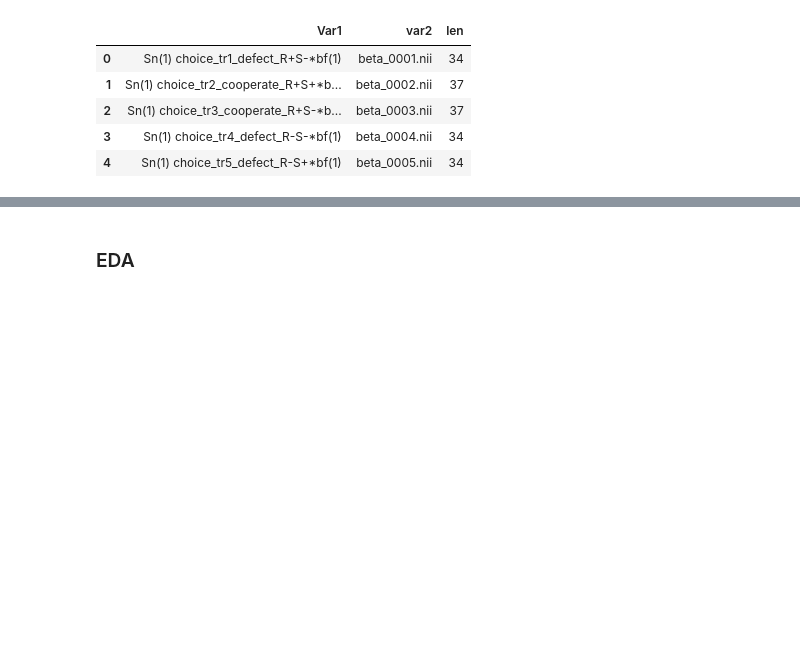
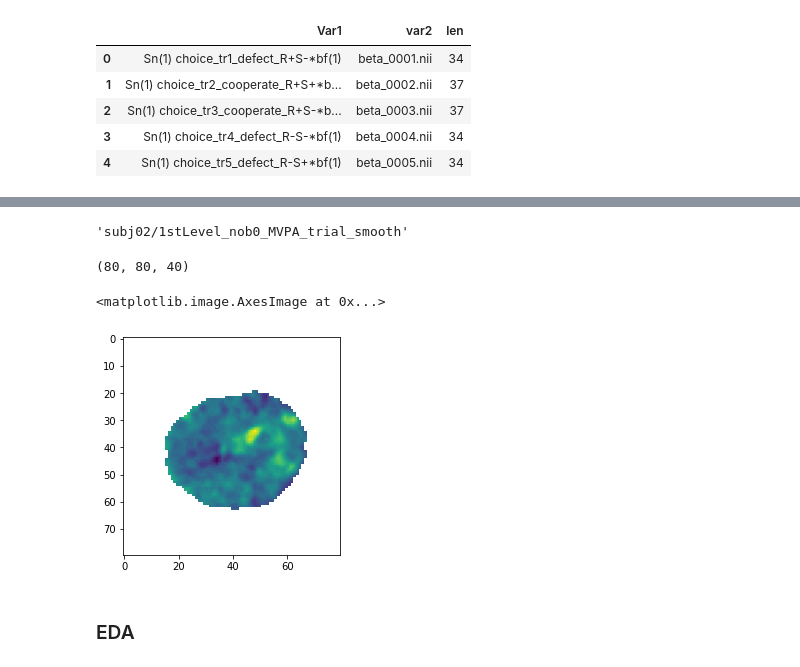
Before and after one commit to claire-lugrin/big_data_fmri, a Jupyter notebook: import_fMRI_image.ipynb, the cells around one changed output, grey strips where cells are left out. Saved outputs shown, nothing was run; the diff lists cells and outputs as text; code cells hidden in the pictures; blank space fills up the shorter version.

```diff
--- a/import_fMRI_image.ipynb
+++ b/import_fMRI_image.ipynb
@@ -205,3 +188,19 @@ x,  y,  z,  time
+# %%
+betap
+# %% [output]
+'subj02/1stLevel_nob0_MVPA_trial_smooth'
+# %%
+im = nib.load(betap+"/beta_0010.nii")
+bdat = im.get_fdata()
+# %%
+bdat.shape
+# %% [output]
+(80, 80, 40)
+# %%
+plt.imshow(bdat[:,:,20])
+# %% [output]
+<matplotlib.image.AxesImage at 0x...>
+[figure, added]
 # %% [markdown]
 ### EDA
 # %%
```
Also changed, not shown: parts of 23 cells of this notebook.
